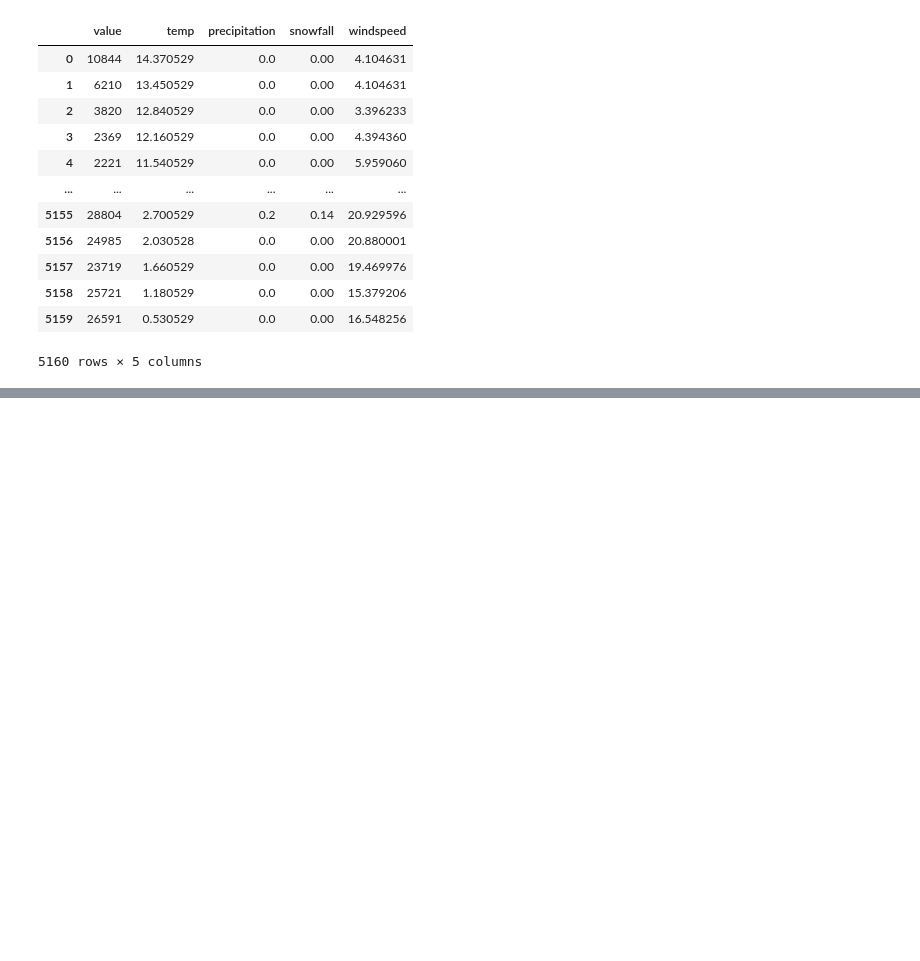
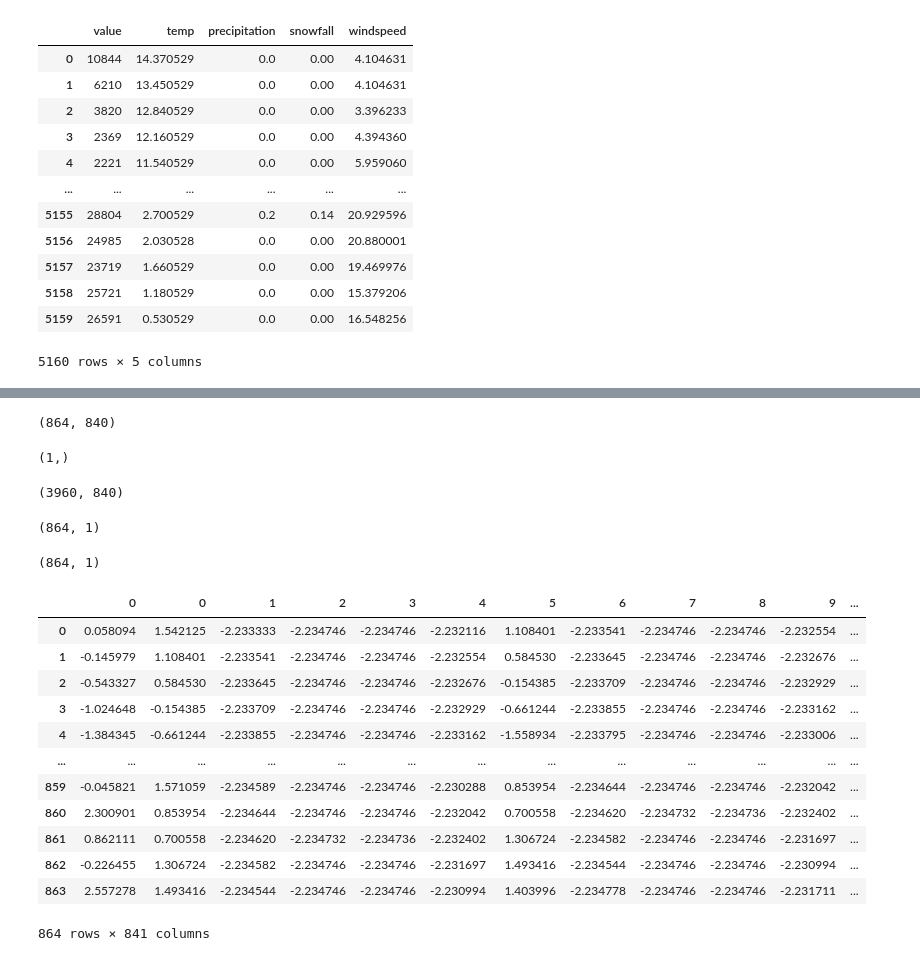
Before and after one commit to PyungkangHong094/Timseries, a Jupyter notebook: ARIMA.ipynb, the cells around one changed output, grey strips where cells are left out. Cells and saved outputs as stored; diff of their text form; code cells hidden in the pictures; blank space fills up the shorter version.

```diff
--- a/ARIMA.ipynb
+++ b/ARIMA.ipynb
@@ -453,0 +229,76 @@ def mean_absolute_percentage_error(y_true, y_pred):
+# %%
+# test  20% test 값
+batch = x_test_window[0]
+x, y = batch
+
+input_arr_test = []
+output_arr_test = []
+for batch in x_test_window:
+  x, y = batch
+  xr_test = x.ravel()
+  yr_test = y.ravel()
+  input_arr_test.append(xr_test)
+  output_arr_test.append(yr_test)
+
+# print(input_arr_test, output_arr_test)
+# %%
+#80%
+x_arr = np.array(input_arr)
+y_arr = np.array(output_arr)
+#20%
+xr_test = np.array(input_arr_test)
+yr_test = np.array(output_arr_test)
+# %%
+xr_test.shape ## xr_test = input_arr_test
+# %% [output]
+(864, 840)
+# %%
+yr.shape ## yr_test = output_arr_test
+# %% [output]
+(1,)
+# %%
+# x_arr = input_arr = xr --> (1, 168, 5)
+# y_arr = output_arr = yr --> (1, )
+
+# xr_test = input_arr_test = xr_test --> (864, 840)
+# yr_test = output_arr_test = yr_test --> (1, )
+
+model = LinearRegression().fit(x_arr,y_arr)
+# %%
+y_pred = model.predict(xr_test) #x_arr #예측을 하는곳에 우선 트레이닝 해야하는 값이다 # x_arr
+print(x_arr.shape)
+# print(y_pred.shape)
+# pred.shape
+
+y_pred_test = model.predict(xr_test) #x_arr #예측을 하는곳에 우선 트레이닝 해야하는 값이다
+# print(x_arr.shape), print(y_pred.shape)
+y_pred_test.shape
+# %% [output]
+(3960, 840)
+(864, 1)
+# %%
+# xr_test -> (864,840 ) 모든부분을 다봐준다. *다시
+x_data = yr_test[:,:]
+x_data.shape
+
+# x_data = xr_test[:,1:][336:]
+# %% [output]
+(864, 1)
+# %%
+# test_win_length_after = x_test_scaled[:,1:][336:]
+data_pred = pd.concat([pd.DataFrame(y_pred_test), pd.DataFrame(xr_test)],axis=1)
+data_pred
+# %% [output]
+|  | 0 | 0 | 1 | 2 | 3 | 4 | 5 | 6 | 7 | 8 | 9 | ... |
+| 0 | 0.058094 | 1.542125 | -2.233333 | -2.234746 | -2.234746 | -2.232116 | 1.108401 | -2.233541 | -2.234746 | -2.234746 | -2.232554 | ... |
+| 1 | -0.145979 | 1.108401 | -2.233541 | -2.234746 | -2.234746 | -2.232554 | 0.584530 | -2.233645 | -2.234746 | -2.234746 | -2.232676 | ... |
+| 2 | -0.543327 | 0.584530 | -2.233645 | -2.234746 | -2.234746 | -2.232676 | -0.154385 | -2.233709 | -2.234746 | -2.234746 | -2.232929 | ... |
+| 3 | -1.024648 | -0.154385 | -2.233709 | -2.234746 | -2.234746 | -2.232929 | -0.661244 | -2.233855 | -2.234746 | -2.234746 | -2.233162 | ... |
+| 4 | -1.384345 | -0.661244 | -2.233855 | -2.234746 | -2.234746 | -2.233162 | -1.558934 | -2.233795 | -2.234746 | -2.234746 | -2.233006 | ... |
+| ... | ... | ... | ... | ... | ... | ... | ... | ... | ... | ... | ... | ... |
+| 859 | -0.045821 | 1.571059 | -2.234589 | -2.234746 | -2.234746 | -2.230288 | 0.853954 | -2.234644 | -2.234746 | -2.234746 | -2.232042 | ... |
+| 860 | 2.300901 | 0.853954 | -2.234644 | -2.234746 | -2.234746 | -2.232042 | 0.700558 | -2.234620 | -2.234732 | -2.234736 | -2.232402 | ... |
+| 861 | 0.862111 | 0.700558 | -2.234620 | -2.234732 | -2.234736 | -2.232402 | 1.306724 | -2.234582 | -2.234746 | -2.234746 | -2.231697 | ... |
+| 862 | -0.226455 | 1.306724 | -2.234582 | -2.234746 | -2.234746 | -2.231697 | 1.493416 | -2.234544 | -2.234746 | -2.234746 | -2.230994 | ... |
+| 863 | 2.557278 | 1.493416 | -2.234544 | -2.234746 | -2.234746 | -2.230994 | 1.403996 | -2.234778 | -2.234746 | -2.234746 | -2.231711 | ... |
+864 rows × 841 columns
```
Also changed, not shown: parts of 101 cells of this notebook, 3 other files.
